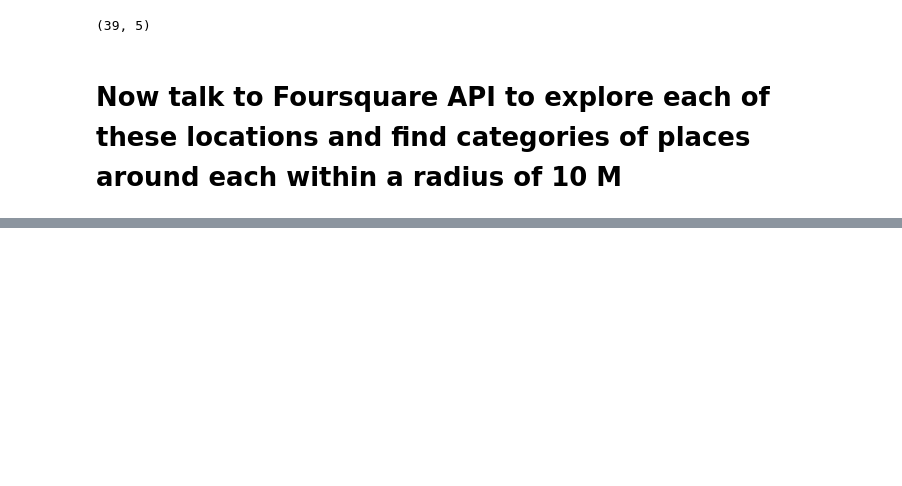
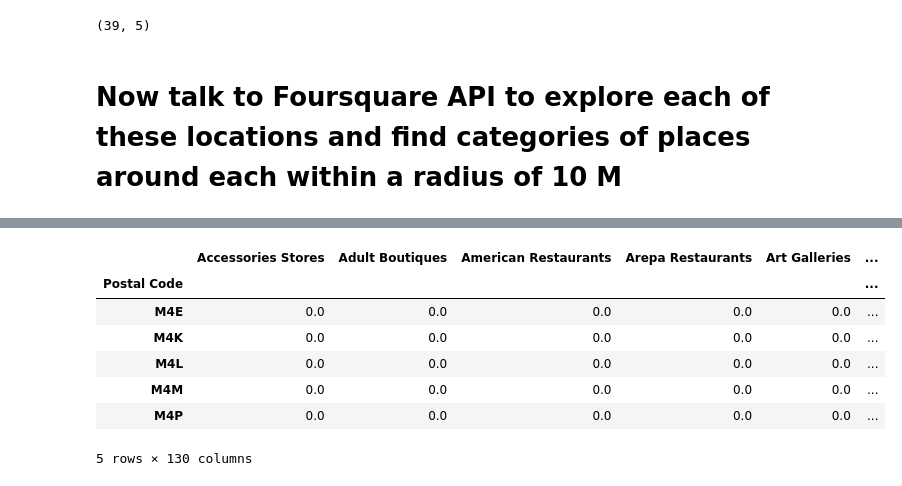
Before and after one commit to amitkrulz/Coursera_Capstone, a Jupyter notebook: TorontoClassification File.ipynb, the cells around one changed output, grey strips where cells are left out. Saved outputs shown, nothing was run; the diff lists cells and outputs as text; code cells hidden in the pictures; blank space fills up the shorter version.

```diff
--- a/TorontoClassification File.ipynb
+++ b/TorontoClassification File.ipynb
@@ -201,0 +177,14 @@ all_venues.reset_index()
+# %%
+mean_data = neighbourhood_analysis.set_index(['Postal Code'])
+mean_data = mean_data.groupby(level='Postal Code').mean()
+# %%
+mean_data.head()
+# %% [output]
+|  | Accessories Stores | Adult Boutiques | American Restaurants | Arepa Restaurants | Art Galleries | ... |
+| Postal Code |  |  |  |  |  | ... |
+| M4E | 0.0 | 0.0 | 0.0 | 0.0 | 0.0 | ... |
+| M4K | 0.0 | 0.0 | 0.0 | 0.0 | 0.0 | ... |
+| M4L | 0.0 | 0.0 | 0.0 | 0.0 | 0.0 | ... |
+| M4M | 0.0 | 0.0 | 0.0 | 0.0 | 0.0 | ... |
+| M4P | 0.0 | 0.0 | 0.0 | 0.0 | 0.0 | ... |
+5 rows × 130 columns
```
Also changed, not shown: parts of 11 cells of this notebook.
